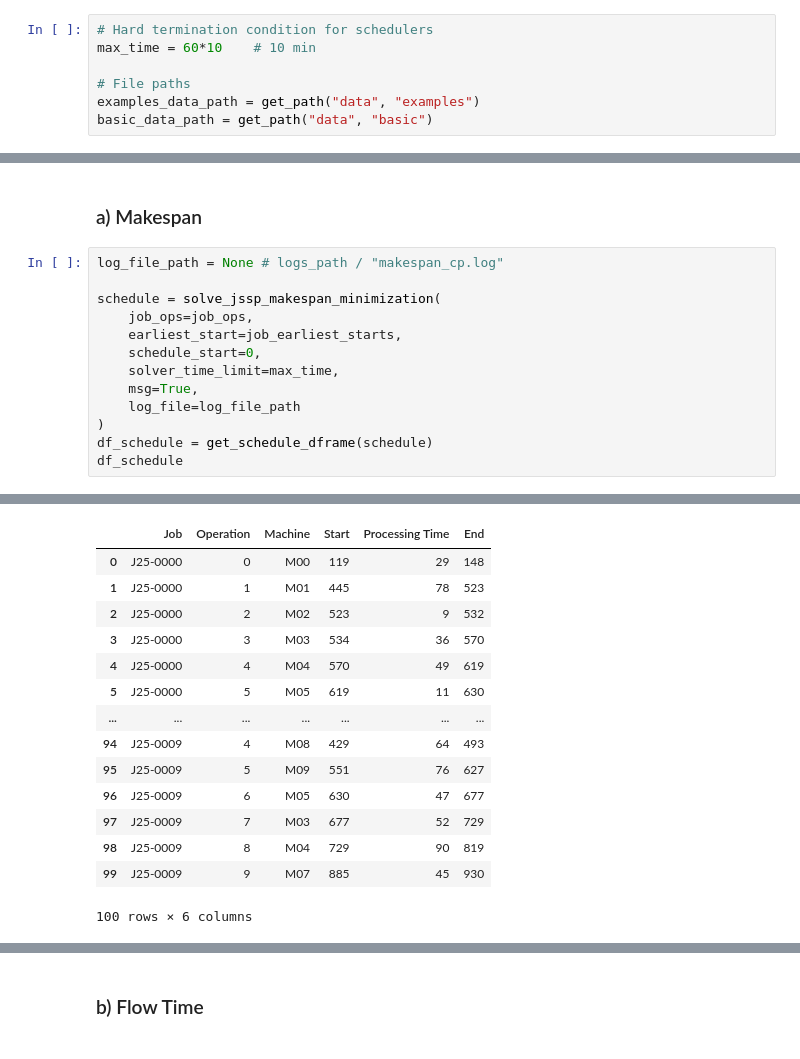
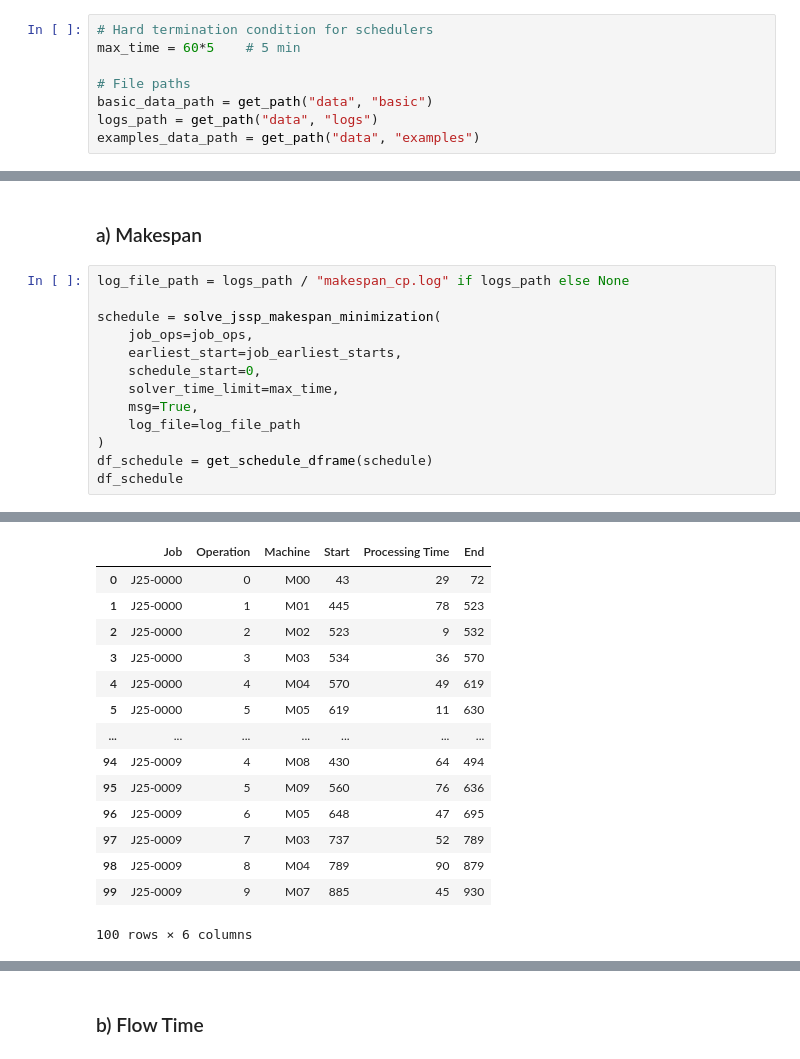
Before and after one commit to konrad-adamski/HTWD_Job-Shop_Scheduling, a Jupyter notebook: notebooks/02_Google_OR-Tools_Constraint_Programming/00_Makespan and Flowtime.ipynb, the cells around one changed output, grey strips where cells are left out. Cells and saved outputs as stored; diff of their text form.

```diff
--- a/notebooks/02_Google_OR-Tools_Constraint_Programming/00_Makespan and Flowtime.ipynb
+++ b/notebooks/02_Google_OR-Tools_Constraint_Programming/00_Makespan and Flowtime.ipynb
@@ -21,11 +21,12 @@ pd.set_option('display.min_rows', 12)
 pd.set_option('display.max_rows', 16)
 # %%
 # Hard termination condition for schedulers
-max_time = 60*10    # 10 min
+max_time = 60*5    # 5 min
 
 # File paths
+basic_data_path = get_path("data", "basic")
+logs_path = get_path("data", "logs")
 examples_data_path = get_path("data", "examples")
-basic_data_path = get_path("data", "basic")
 # %%
 # Load file
 df_routings = pd.read_csv(basic_data_path / "routings_ft10.csv")
@@ -133,7 +145,7 @@ job_earliest_starts
 # %% [markdown]
 ### a) Makespan
 # %%
-log_file_path = None # logs_path / "makespan_cp.log"
+log_file_path = logs_path / "makespan_cp.log" if logs_path else None
 
 schedule = solve_jssp_makespan_minimization(
     job_ops=job_ops,
@@ -159,16 +171,16 @@ Solver Information:
 |  | Job | Operation | Machine | Start | Processing Time | End |
-| 0 | J25-0000 | 0 | M00 | 119 | 29 | 148 |
+| 0 | J25-0000 | 0 | M00 | 43 | 29 | 72 |
 | 1 | J25-0000 | 1 | M01 | 445 | 78 | 523 |
 | 2 | J25-0000 | 2 | M02 | 523 | 9 | 532 |
 | 3 | J25-0000 | 3 | M03 | 534 | 36 | 570 |
 | 4 | J25-0000 | 4 | M04 | 570 | 49 | 619 |
 | 5 | J25-0000 | 5 | M05 | 619 | 11 | 630 |
 | ... | ... | ... | ... | ... | ... | ... |
-| 94 | J25-0009 | 4 | M08 | 429 | 64 | 493 |
-| 95 | J25-0009 | 5 | M09 | 551 | 76 | 627 |
-| 96 | J25-0009 | 6 | M05 | 630 | 47 | 677 |
-| 97 | J25-0009 | 7 | M03 | 677 | 52 | 729 |
-| 98 | J25-0009 | 8 | M04 | 729 | 90 | 819 |
+| 94 | J25-0009 | 4 | M08 | 430 | 64 | 494 |
+| 95 | J25-0009 | 5 | M09 | 560 | 76 | 636 |
+| 96 | J25-0009 | 6 | M05 | 648 | 47 | 695 |
+| 97 | J25-0009 | 7 | M03 | 737 | 52 | 789 |
+| 98 | J25-0009 | 8 | M04 | 789 | 90 | 879 |
 | 99 | J25-0009 | 9 | M07 | 885 | 45 | 930 |
 100 rows × 6 columns
 # %%
```
Also changed, not shown: parts of 14 cells of this notebook, 11 other files.
